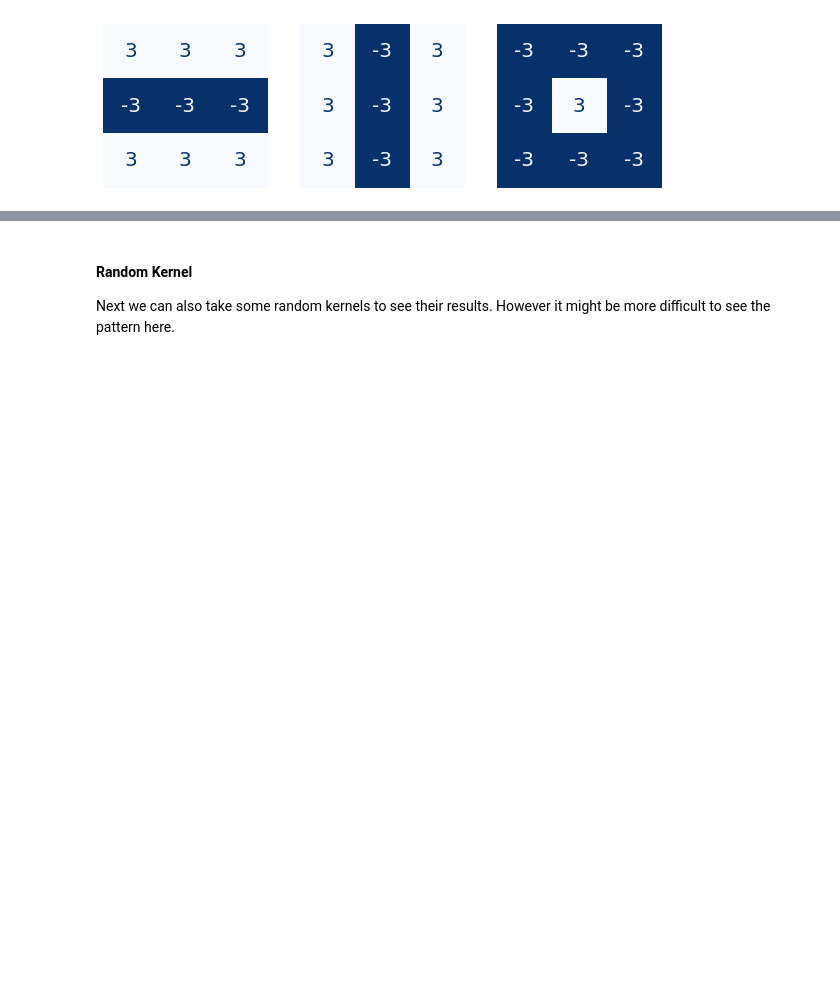
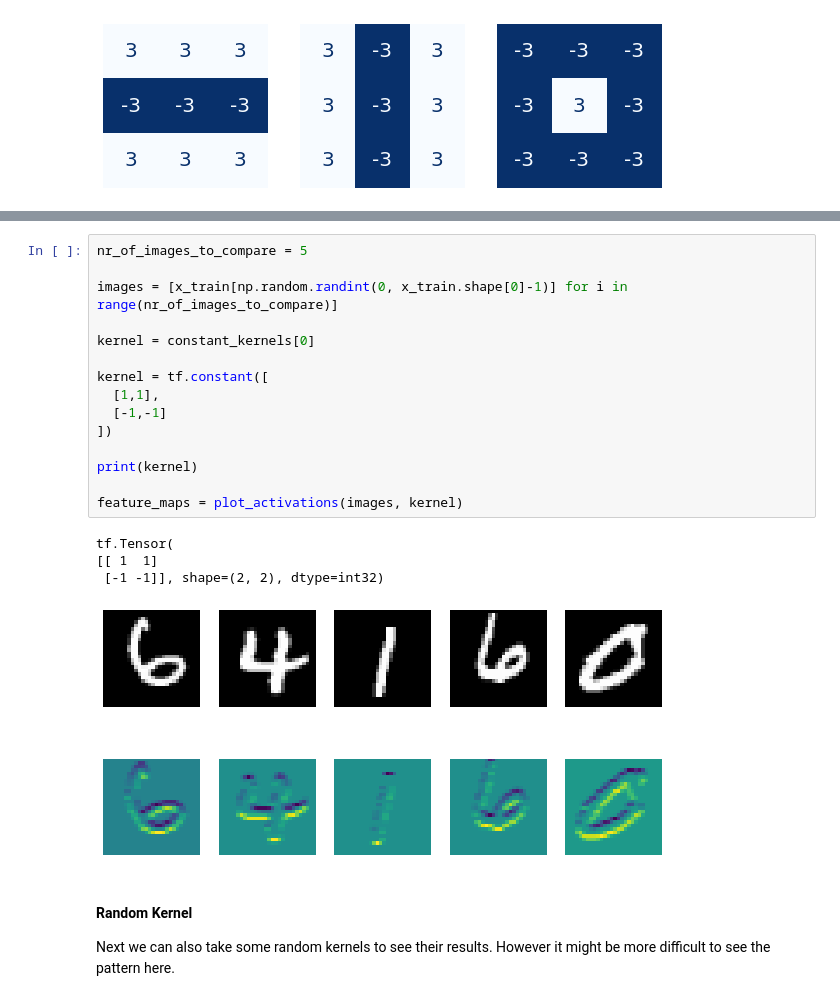
Before and after one commit to maxzirps/mnist, a Jupyter notebook: MNIST.ipynb, the cells around one changed output, grey strips where cells are left out. Saved outputs shown, nothing was run; the diff lists cells and outputs as text; blank space fills up the shorter version.

```diff
--- a/MNIST.ipynb
+++ b/MNIST.ipynb
@@ -124,3 +157,23 @@ plt.show();
+# %%
+nr_of_images_to_compare = 5
+
+images = [x_train[np.random.randint(0, x_train.shape[0]-1)] for i in range(nr_of_images_to_compare)]
+
+kernel = constant_kernels[0]
+
+kernel = tf.constant([
+  [1,1],
+  [-1,-1]
+])
+
+print(kernel)
+
+feature_maps = plot_activations(images, kernel)
+# %% [output]
+tf.Tensor(
+[[ 1  1]
+ [-1 -1]], shape=(2, 2), dtype=int32)
+[figure, added]
 # %% [markdown]
 #### Random Kernel
 Next we can also take some random kernels to see their results. However it might be more difficult to see the pattern here.
```
Also changed, not shown: parts of 5 cells of this notebook.
